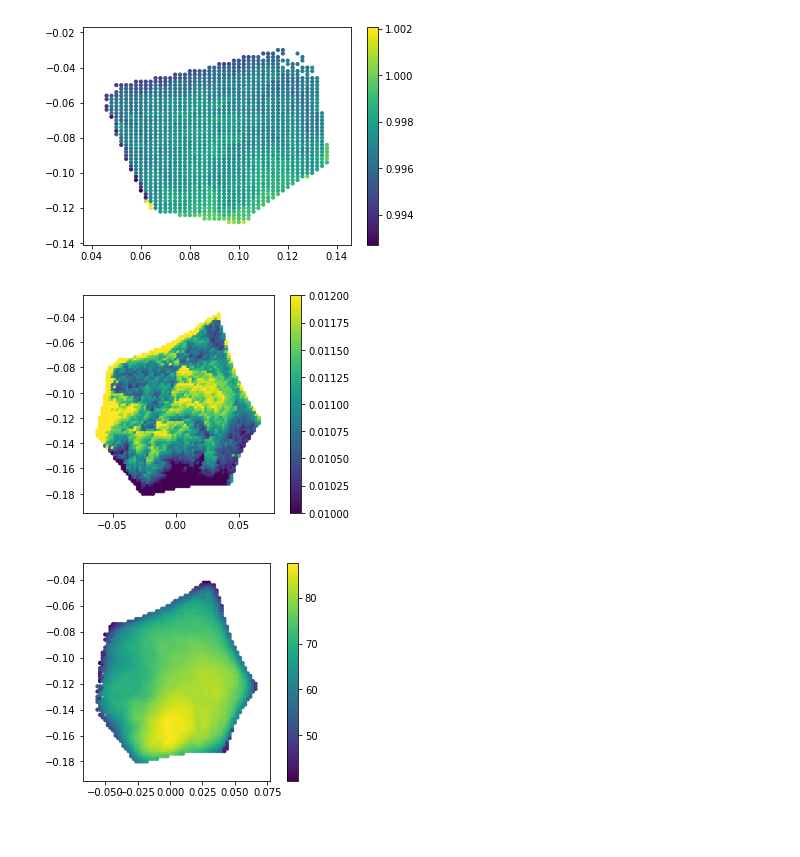
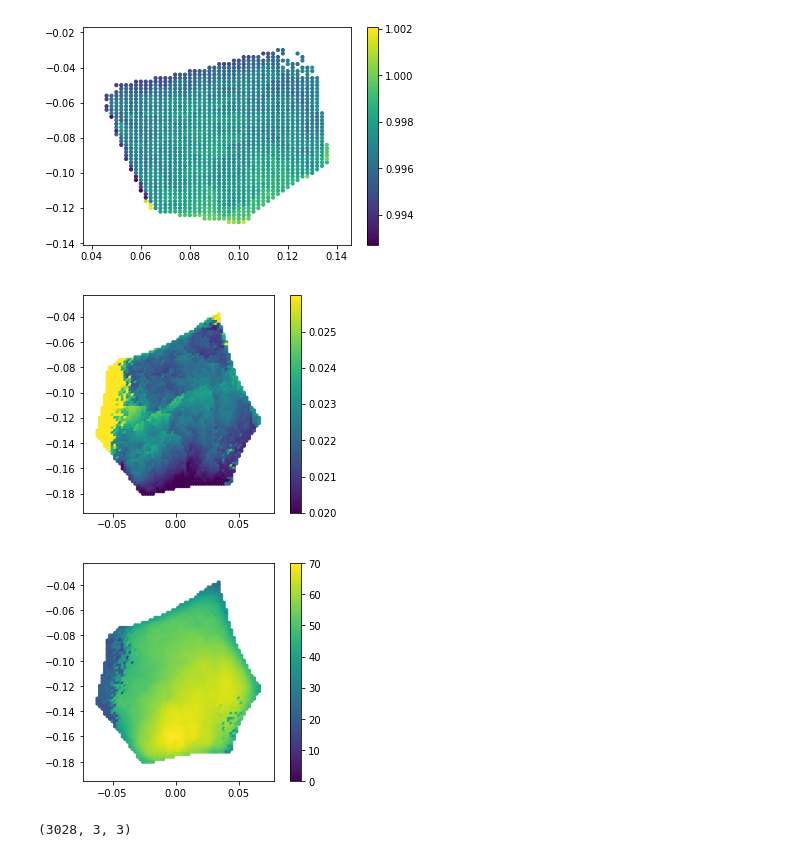
Before and after one commit to Yufeng-shen/StrainRecon, a Jupyter notebook: Visualization.ipynb, the cells around one changed output. Saved outputs shown, nothing was run; the diff lists cells and outputs as text; code cells hidden in the pictures.

```diff
--- a/Visualization.ipynb
+++ b/Visualization.ipynb
@@ -296,28 +296,33 @@ plt.show()
 # %%
 import numpy as np
 import matplotlib.pyplot as plt
 x40=np.load('/home/yufengs/SimData/g40_fac40/x.npy')
 y40=np.load('/home/yufengs/SimData/g40_fac40/y.npy')
 S40=np.load('/home/yufengs/SimData/g40_fac40/allMaxS.npy')
 c40=np.load('/home/yufengs/SimData/g40_fac40/allMaxScore.npy')
 
 idx=c40>0
 plt.scatter(x40[idx],-y40[idx],c=S40[idx,2,2]-1,s=10
-            ,vmin=0.01,vmax=0.012
+            ,vmin=0.02,vmax=0.026
            )
 plt.axis('scaled')
 plt.colorbar()
 
 plt.show()
 # %% [output]
-[figure, old version]
+[figure, new version]
 # %%
-idx=c40>40
+idx=c40>0
 plt.scatter(x40[idx],-y40[idx],c=c40[idx],s=10
+            ,vmin=0,vmax=70
            )
 plt.axis('scaled')
 plt.colorbar()
 
 plt.show()
 # %% [output]
-[figure, old version]
+[figure, new version]
+# %%
+S40.shape
+# %% [output]
+(3028, 3, 3)
```
Also changed, not shown: 7 other files.
